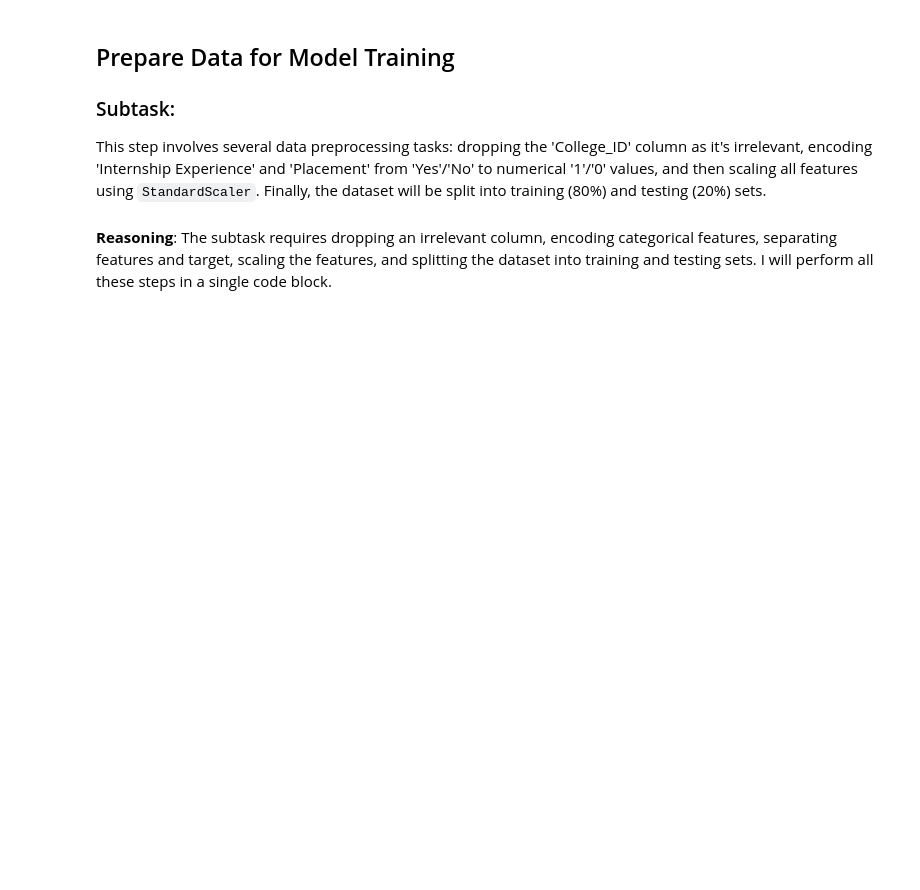
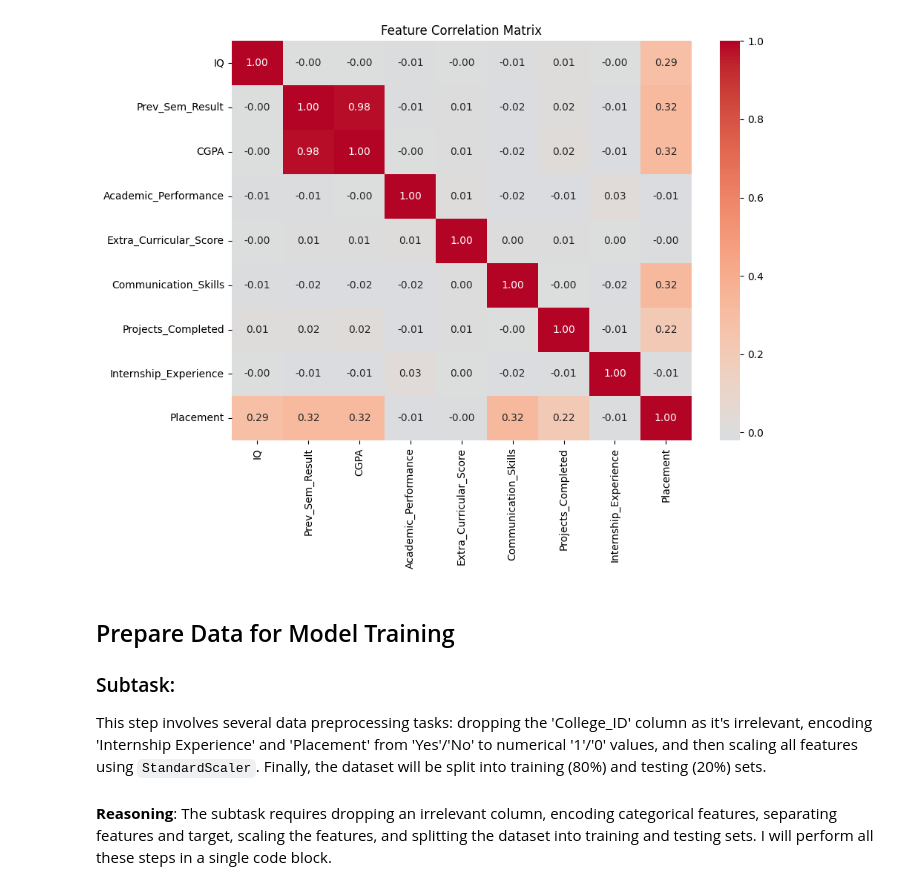
Before and after one commit to DavidIanDsouza/Graduate-Employability-Predictor, a Jupyter notebook: Graduate_Employability_Predictor.ipynb, the cells around one changed output. Saved outputs shown, nothing was run; the diff lists cells and outputs as text; code cells hidden in the pictures; blank space fills up the shorter version.

```diff
--- a/Graduate_Employability_Predictor.ipynb
+++ b/Graduate_Employability_Predictor.ipynb
@@ -16,3 +87,17 @@ except FileNotFoundError:
+# %%
+corr_df = df.copy()
+corr_df['Internship_Experience'] = corr_df['Internship_Experience'].map({'Yes': 1, 'No': 0})
+corr_df['Placement'] = corr_df['Placement'].map({'Yes': 1, 'No': 0})
+
+corr_cols = numeric_cols + ['Internship_Experience', 'Placement']
+corr = corr_df[corr_cols].corr()
+
+plt.figure(figsize=(10, 7))
+sns.heatmap(corr, annot=True, fmt='.2f', cmap='coolwarm', center=0)
+plt.title('Feature Correlation Matrix')
+plt.show()
+# %% [output]
+[figure, added]
 # %% [markdown]
 ## Prepare Data for Model Training
 
```
Also changed, not shown: parts of 5 cells of this notebook, 2 other files.
